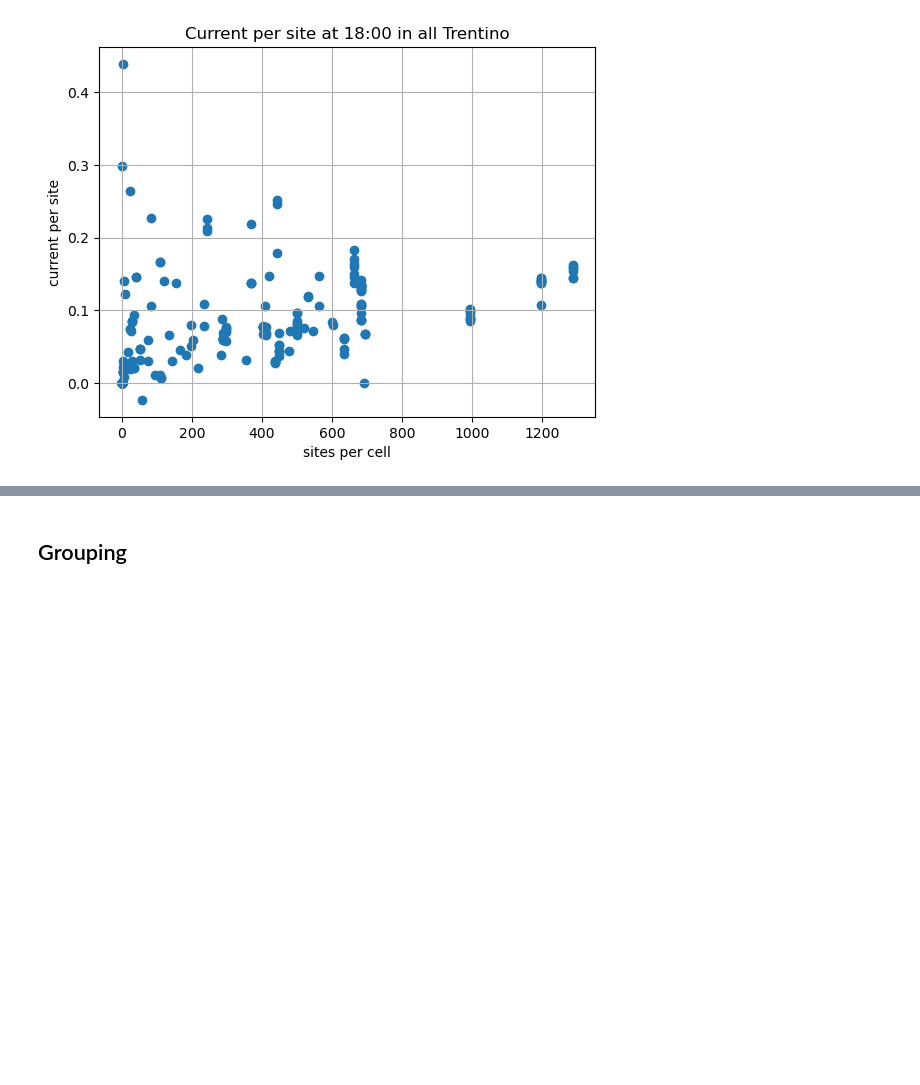
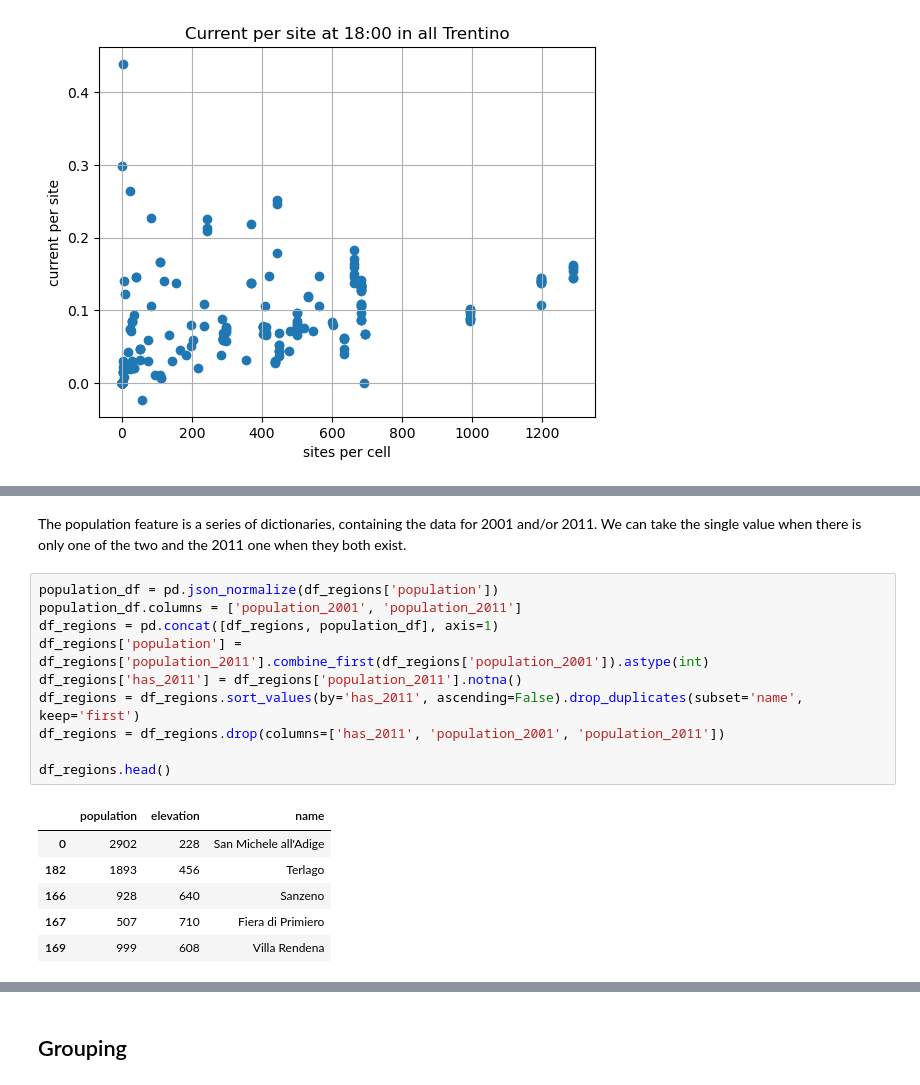
Before and after one commit to giorgiomi/social-pulse-predictor, a Jupyter notebook: notebooks/EDA.ipynb, the cells around one changed output, grey strips where cells are left out. Saved outputs shown, nothing was run; the diff lists cells and outputs as text; blank space fills up the shorter version.

```diff
--- a/notebooks/EDA.ipynb
+++ b/notebooks/EDA.ipynb
@@ -509,0 +550,19 @@ plt.title('Current per site at 18:00 in all Trentino');
+# %% [markdown]
+The population feature is a series of dictionaries, containing the data for 2001 and/or 2011. We can take the single value when there is only one of the two and the 2011 one when they both exist.
+# %%
+population_df = pd.json_normalize(df_regions['population'])
+population_df.columns = ['population_2001', 'population_2011']
+df_regions = pd.concat([df_regions, population_df], axis=1)
+df_regions['population'] = df_regions['population_2011'].combine_first(df_regions['population_2001']).astype(int)
+df_regions['has_2011'] = df_regions['population_2011'].notna()
+df_regions = df_regions.sort_values(by='has_2011', ascending=False).drop_duplicates(subset='name', keep='first')
+df_regions = df_regions.drop(columns=['has_2011', 'population_2001', 'population_2011'])
+
+df_regions.head()
+# %% [output]
+|  | population | elevation | name |
+| 0 | 2902 | 228 | San Michele all'Adige |
+| 182 | 1893 | 456 | Terlago |
+| 166 | 928 | 640 | Sanzeno |
+| 167 | 507 | 710 | Fiera di Primiero |
+| 169 | 999 | 608 | Villa Rendena |
```
Also changed, not shown: parts of 24 cells of this notebook, 1 other file.
